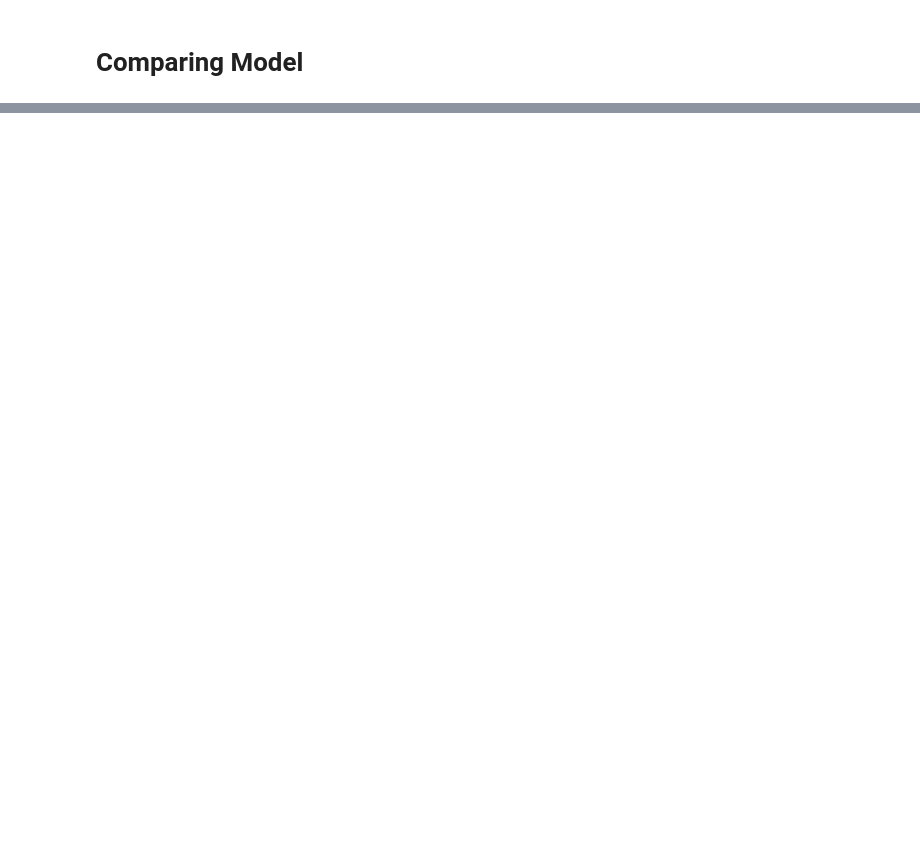
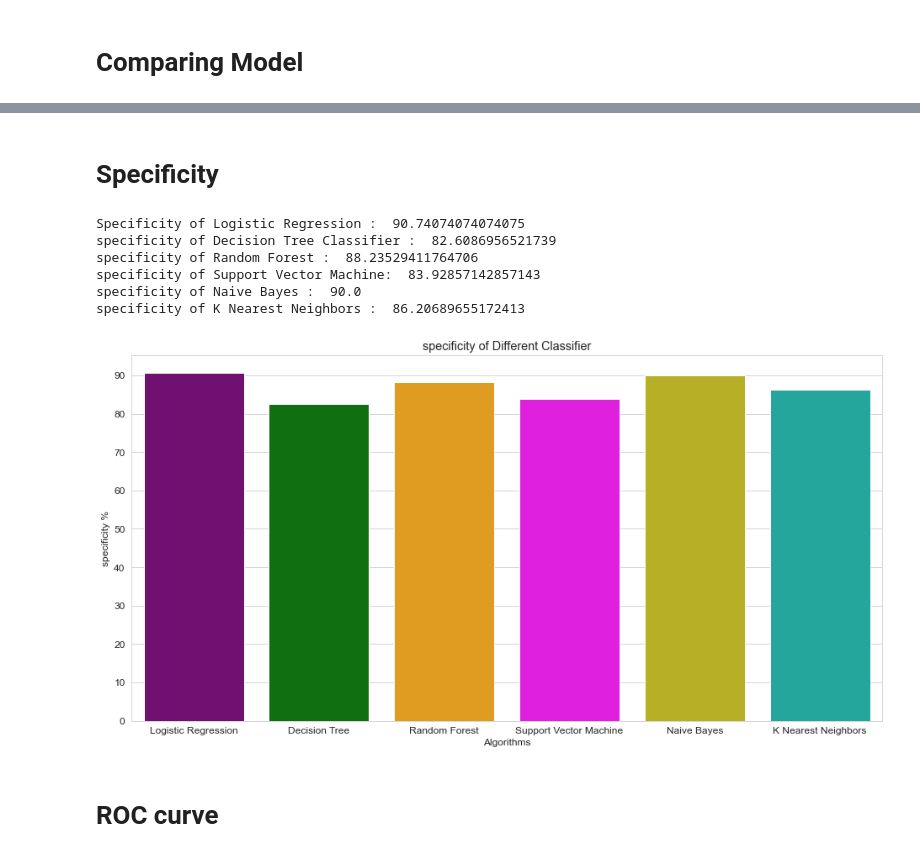
Before and after one commit to MinhajulAkib/Heart-disease-analysis, a Jupyter notebook: Heart Disease Model .ipynb, the cells around one changed output, grey strips where cells are left out. Saved outputs shown, nothing was run; the diff lists cells and outputs as text; code cells hidden in the pictures; blank space fills up the shorter version.

```diff
--- a/Heart Disease Model .ipynb
+++ b/Heart Disease Model .ipynb
@@ -455,0 +591,50 @@ plt.show()
+# %% [markdown]
+# Specificity
+# %%
+specificitys = {}
+
+specificity = (cm[1,1]/(cm[1,1]+cm[0,1]))*100
+print('Specificity of Logistic Regression : ', specificity)
+specificitys['Logistic Regression'] = specificity
+
+specificity = (cm2[1,1]/(cm2[1,1]+cm2[0,1]))*100
+print('specificity of Decision Tree Classifier : ', specificity )
+specificitys['Decision Tree'] = specificity
+
+specificity = (cm3[1,1]/(cm3[1,1]+cm3[0,1]))*100
+print('specificity of Random Forest : ', specificity )
+specificitys['Random Forest'] = specificity
+
+specificity = (cm4[1,1]/(cm4[1,1]+cm4[0,1]))*100
+print('specificity of Support Vector Machine: ', specificity )
+specificitys['Support Vector Machine'] = specificity
+
+specificity = (cm5[1,1]/(cm5[1,1]+cm5[0,1]))*100
+print('specificity of Naive Bayes : ', specificity )
+specificitys['Naive Bayes'] = specificity
+
+specificity = (cm6[1,1]/(cm6[1,1]+cm6[0,1]))*100
+print('specificity of K Nearest Neighbors : ', specificity )
+specificitys['K Nearest Neighbors'] = specificity
+# %% [output]
+Specificity of Logistic Regression :  90.74074074074075
+specificity of Decision Tree Classifier :  82.6086956521739
+specificity of Random Forest :  88.23529411764706
+specificity of Support Vector Machine:  83.92857142857143
+specificity of Naive Bayes :  90.0
+specificity of K Nearest Neighbors :  86.20689655172413
+# %%
+colors = ["purple", "green", "orange", "magenta","#CFC60E","#0FBBAE"]
+
+sns.set_style("whitegrid")
+plt.figure(figsize=(16,8))
+plt.yticks(np.arange(0,100,10))
+plt.ylabel("specificity %")
+plt.xlabel("Algorithms")
+plt.title("specificity of Different Classifier")
+sns.barplot(x=list(specificitys.keys()), y=list(specificitys.values()), palette=colors)
+plt.show()
+# %% [output]
+[figure, added]
+# %% [markdown]
+# ROC curve
```
Also changed, not shown: parts of 55 cells of this notebook.
